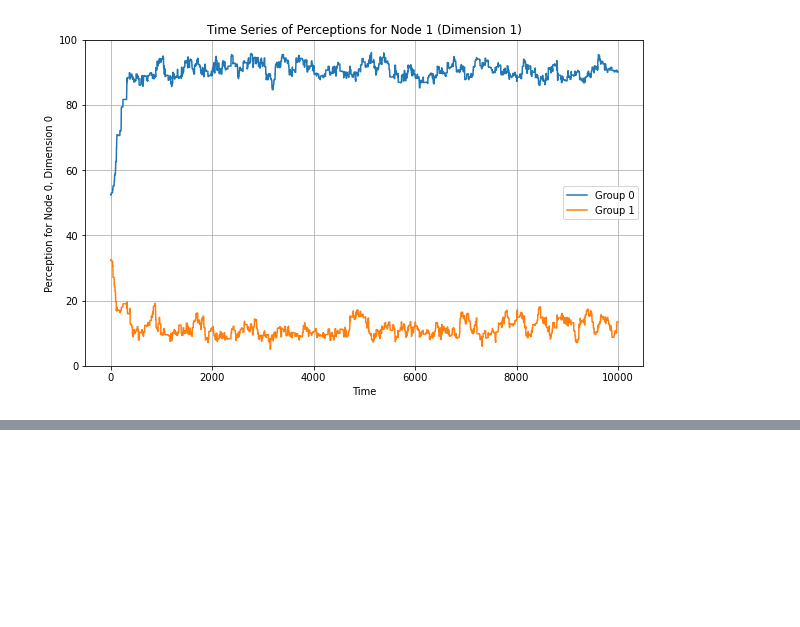
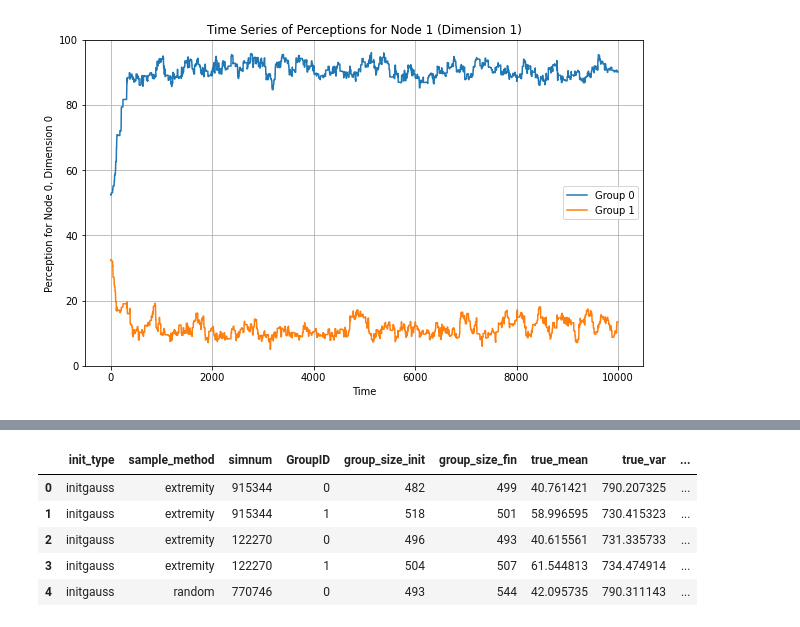
Before and after one commit to vincentmwong/groupshift-model, a Jupyter notebook: groupshift_analysis3.ipynb, the cells around one changed output, grey strips where cells are left out. Saved outputs shown, nothing was run; the diff lists cells and outputs as text; code cells hidden in the pictures; blank space fills up the shorter version.

```diff
--- a/groupshift_analysis3.ipynb
+++ b/groupshift_analysis3.ipynb
@@ -70,0 +88,73 @@ simulation.plot_indiv_values(0)
+# %%
+import pandas as pd
+import numpy as np
+
+# -----------------------------
+# Load base dataset
+# -----------------------------
+
+df = pd.read_csv("/l/nx/data/groupshift/simdata/results_2026_02_19_19_53.csv")
+df.reset_index(drop=True, inplace=True)
+
+LOW_POLE  = 0
+HIGH_POLE = 100
+MIDPOINT  = (LOW_POLE + HIGH_POLE) / 2
+
+# -----------------------------
+# Pole labeling (absolute)
+# -----------------------------
+
+# df["pole"] = np.where(df["true_mean"] < MIDPOINT, "low", "high")
+# df["pole_sign"] = np.where(df["pole"] == "high", 1, -1)
+
+# -----------------------------
+# Pole labeling (relative)
+# -----------------------------
+
+df["rank_within_sim"] = (
+    df
+    .groupby(["init_type", "sample_method", "simnum"])["true_mean"]
+    .rank(method="first")
+)
+
+df["pole"] = np.where(
+    df["rank_within_sim"] == 1,
+    "low",
+    "high"
+)
+
+df["pole_sign"] = np.where(df["pole"] == "high", 1, -1)
+
+# -----------------------------
+# Signed ingroup misperception
+# -----------------------------
+
+df["signed_discrepancy"] = (
+    df["pole_sign"] * (df["percept_fin"] - df["true_mean"])
+)
+
+# -----------------------------
+# Reorder columns for readability
+# -----------------------------
+
+df.loc[:, ["init_type",
+           "sample_method",
+           "simnum",
+           "GroupID",
+           "group_size_init",
+           "group_size_fin",
+           "true_mean",
+           "true_var",
+           "percept_init",
+           "percept_fin",
+           "pole",
+           "pole_sign",
+           "signed_discrepancy"]
+           ].head()
+# %% [output]
+|  | init_type | sample_method | simnum | GroupID | group_size_init | group_size_fin | true_mean | true_var | ... |
+| 0 | initgauss | extremity | 915344 | 0 | 482 | 499 | 40.761421 | 790.207325 | ... |
+| 1 | initgauss | extremity | 915344 | 1 | 518 | 501 | 58.996595 | 730.415323 | ... |
+| 2 | initgauss | extremity | 122270 | 0 | 496 | 493 | 40.615561 | 731.335733 | ... |
+| 3 | initgauss | extremity | 122270 | 1 | 504 | 507 | 61.544813 | 734.474914 | ... |
+| 4 | initgauss | random | 770746 | 0 | 493 | 544 | 42.095735 | 790.311143 | ... |
```
Also changed, not shown: parts of 8 cells of this notebook, 4 other files.
